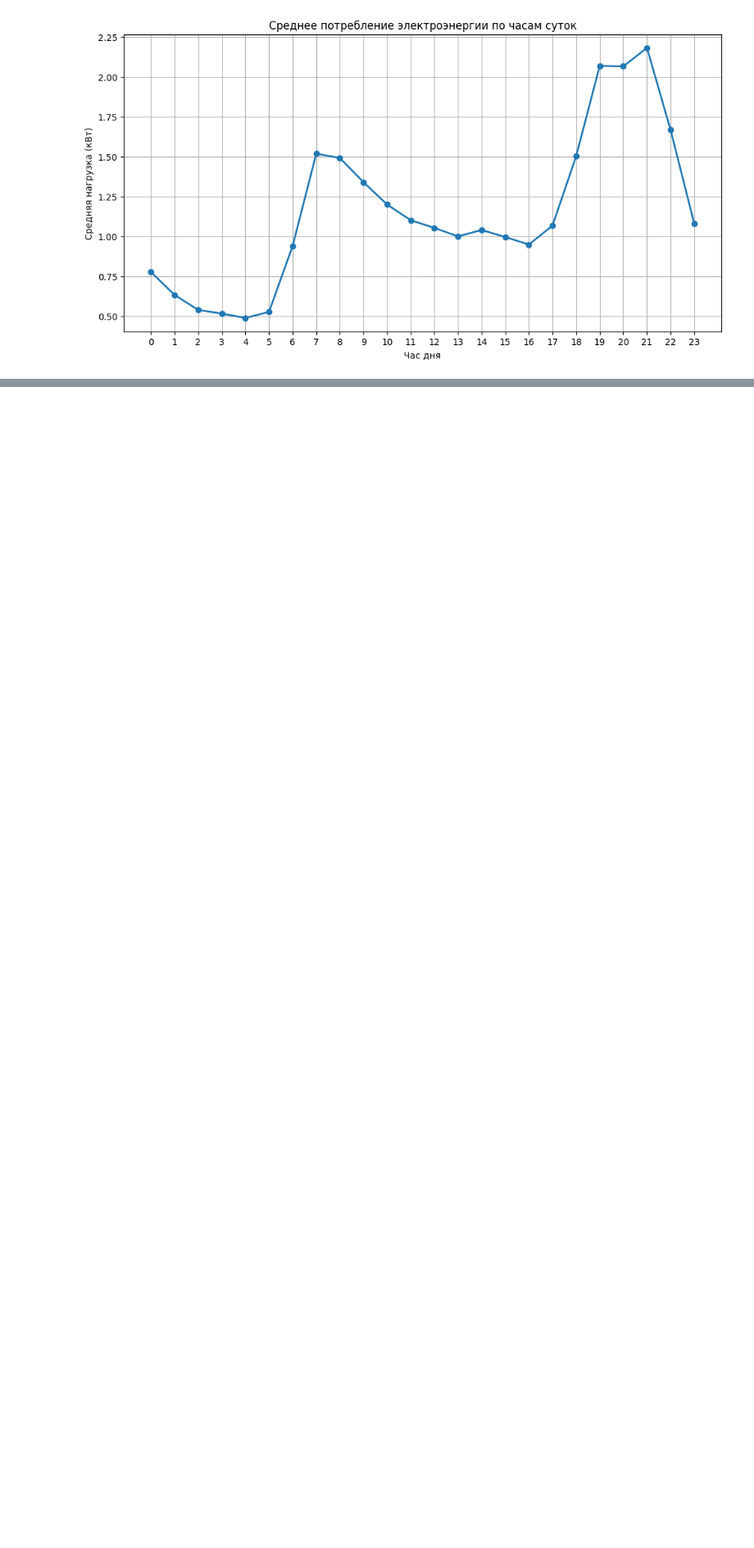
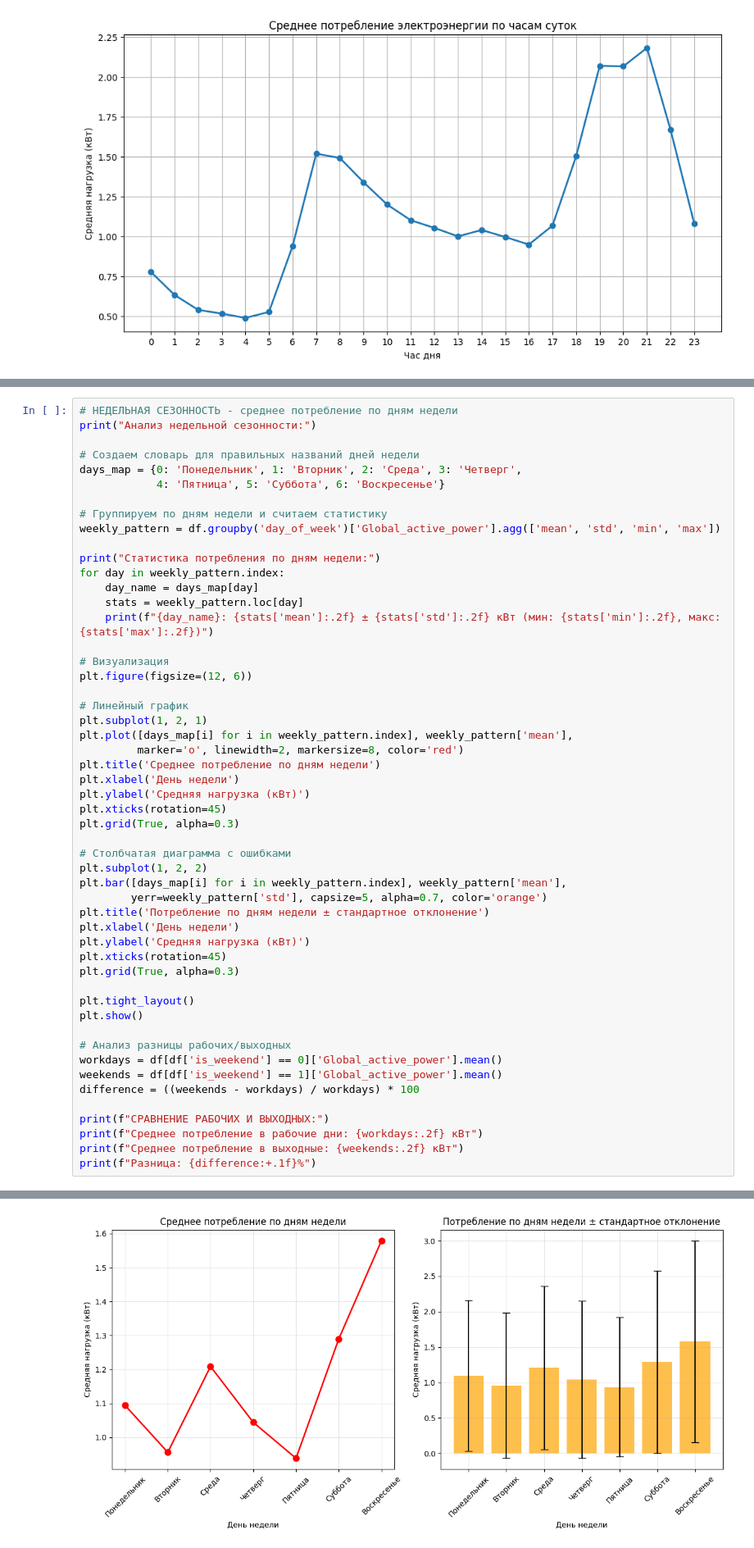
Before and after one commit to pogodaa/ML_cursovaya, a Jupyter notebook: main.ipynb, the cells around one changed output, grey strips where cells are left out. Shown at 82% size. Drawn from its saved outputs; the diff is of its cells as text; blank space fills up the shorter version.

```diff
--- a/main.ipynb
+++ b/main.ipynb
@@ -370,0 +297,53 @@ plt.show()
+# %%
+# НЕДЕЛЬНАЯ СЕЗОННОСТЬ - среднее потребление по дням недели
+print("Анализ недельной сезонности:")
+
+# Создаем словарь для правильных названий дней недели
+days_map = {0: 'Понедельник', 1: 'Вторник', 2: 'Среда', 3: 'Четверг',
+            4: 'Пятница', 5: 'Суббота', 6: 'Воскресенье'}
+
+# Группируем по дням недели и считаем статистику
+weekly_pattern = df.groupby('day_of_week')['Global_active_power'].agg(['mean', 'std', 'min', 'max'])
+
+print("Статистика потребления по дням недели:")
+for day in weekly_pattern.index:
+    day_name = days_map[day]
+    stats = weekly_pattern.loc[day]
+    print(f"{day_name}: {stats['mean']:.2f} ± {stats['std']:.2f} кВт (мин: {stats['min']:.2f}, макс: {stats['max']:.2f})")
+
+# Визуализация
+plt.figure(figsize=(12, 6))
+
+# Линейный график
+plt.subplot(1, 2, 1)
+plt.plot([days_map[i] for i in weekly_pattern.index], weekly_pattern['mean'],
+         marker='o', linewidth=2, markersize=8, color='red')
+plt.title('Среднее потребление по дням недели')
+plt.xlabel('День недели')
+plt.ylabel('Средняя нагрузка (кВт)')
+plt.xticks(rotation=45)
+plt.grid(True, alpha=0.3)
+
+# Столбчатая диаграмма с ошибками
+plt.subplot(1, 2, 2)
+plt.bar([days_map[i] for i in weekly_pattern.index], weekly_pattern['mean'],
+        yerr=weekly_pattern['std'], capsize=5, alpha=0.7, color='orange')
+plt.title('Потребление по дням недели ± стандартное отклонение')
+plt.xlabel('День недели')
+plt.ylabel('Средняя нагрузка (кВт)')
+plt.xticks(rotation=45)
+plt.grid(True, alpha=0.3)
+
+plt.tight_layout()
+plt.show()
+
+# Анализ разницы рабочих/выходных
+workdays = df[df['is_weekend'] == 0]['Global_active_power'].mean()
+weekends = df[df['is_weekend'] == 1]['Global_active_power'].mean()
+difference = ((weekends - workdays) / workdays) * 100
+
+print(f"СРАВНЕНИЕ РАБОЧИХ И ВЫХОДНЫХ:")
+print(f"Среднее потребление в рабочие дни: {workdays:.2f} кВт")
+print(f"Среднее потребление в выходные: {weekends:.2f} кВт")
+print(f"Разница: {difference:+.1f}%")
+# %% [output]
@@ -370,0 +359 @@ plt.show()
+[figure, added]
```
Also changed, not shown: parts of 13 cells of this notebook, 2 other files.
